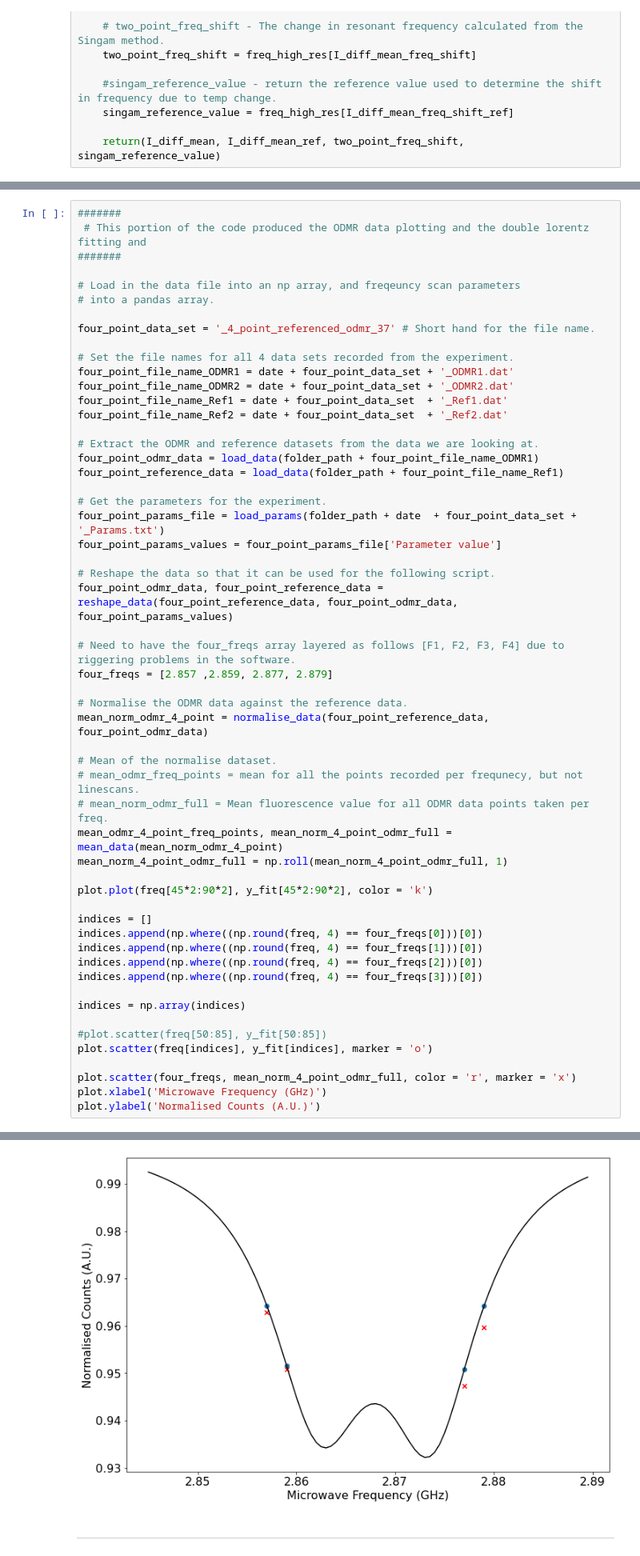
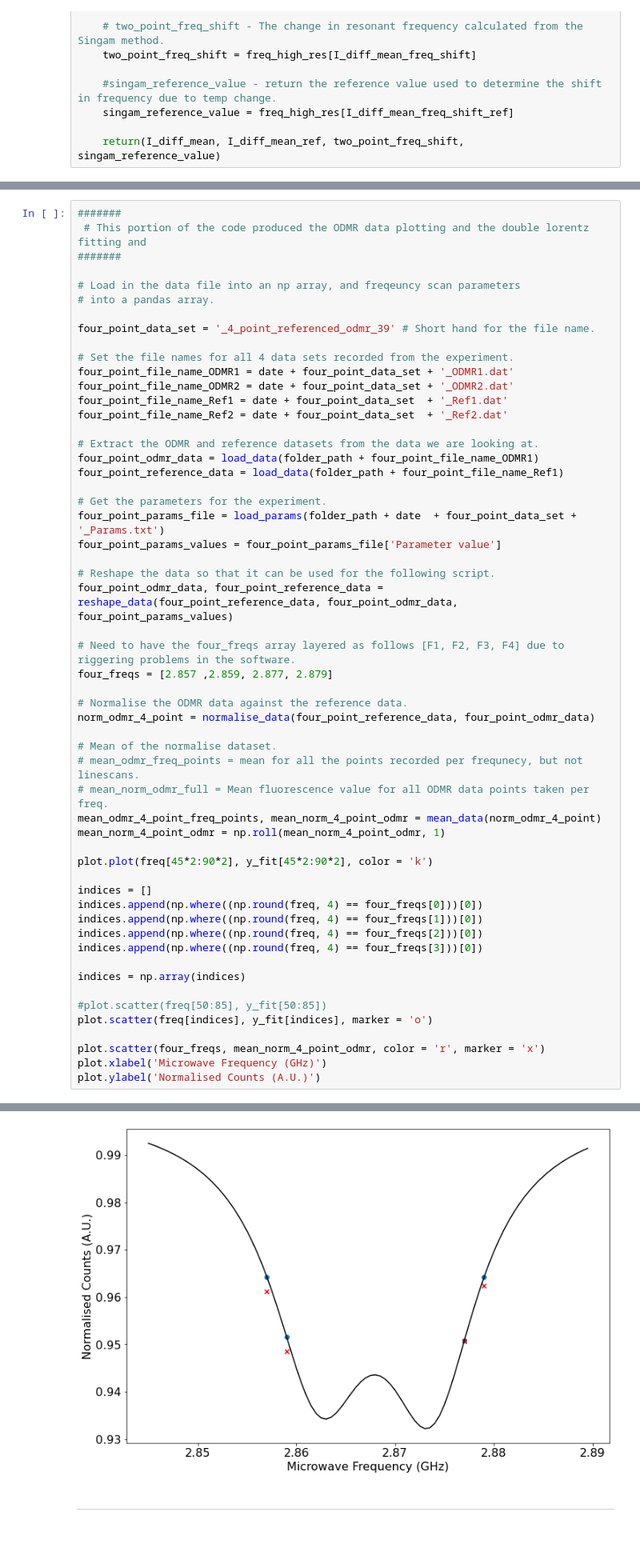
Before and after one commit to Corbyn93/Ryans_Python_Scripts, a Jupyter notebook: Ryan's Jupyter stuff/ODMR analysis/20210720_4_Point_Thermometry.ipynb, the cells around one changed output, grey strips where cells are left out. Shown at 80% size. Saved outputs shown, nothing was run; the diff lists cells and outputs as text.

```diff
--- a/Ryan's Jupyter stuff/ODMR analysis/20210720_4_Point_Thermometry.ipynb
+++ b/Ryan's Jupyter stuff/ODMR analysis/20210720_4_Point_Thermometry.ipynb
@@ -361,7 +365,7 @@ def singam_analysis(freq_high_res, mean_norm_4_point_odmr_full, two_freq_locs, l
 # Load in the data file into an np array, and freqeuncy scan parameters
 # into a pandas array.
 
-four_point_data_set = '_4_point_referenced_odmr_37' # Short hand for the file name.
+four_point_data_set = '_4_point_referenced_odmr_39' # Short hand for the file name.
 
 # Set the file names for all 4 data sets recorded from the experiment.
 four_point_file_name_ODMR1 = date + four_point_data_set + '_ODMR1.dat'
@@ -380,38 +384,38 @@ four_point_params_values = four_point_params_file['Parameter value']
 # Reshape the data so that it can be used for the following script.
 four_point_odmr_data, four_point_reference_data = reshape_data(four_point_reference_data, four_point_odmr_data, four_point_params_values)
 
 # Need to have the four_freqs array layered as follows [F1, F2, F3, F4] due to riggering problems in the software.
 four_freqs = [2.857 ,2.859, 2.877, 2.879]
 
 # Normalise the ODMR data against the reference data.
-mean_norm_odmr_4_point = normalise_data(four_point_reference_data, four_point_odmr_data)
+norm_odmr_4_point = normalise_data(four_point_reference_data, four_point_odmr_data)
 
 # Mean of the normalise dataset.
 # mean_odmr_freq_points = mean for all the points recorded per frequnecy, but not linescans.
 # mean_norm_odmr_full = Mean fluorescence value for all ODMR data points taken per freq.
-mean_odmr_4_point_freq_points, mean_norm_4_point_odmr_full = mean_data(mean_norm_odmr_4_point)
-mean_norm_4_point_odmr_full = np.roll(mean_norm_4_point_odmr_full, 1)
+mean_odmr_4_point_freq_points, mean_norm_4_point_odmr = mean_data(norm_odmr_4_point)
+mean_norm_4_point_odmr = np.roll(mean_norm_4_point_odmr, 1)
 
 plot.plot(freq[45*2:90*2], y_fit[45*2:90*2], color = 'k')
 
 indices = []
 indices.append(np.where((np.round(freq, 4) == four_freqs[0]))[0])
 indices.append(np.where((np.round(freq, 4) == four_freqs[1]))[0])
 indices.append(np.where((np.round(freq, 4) == four_freqs[2]))[0])
 indices.append(np.where((np.round(freq, 4) == four_freqs[3]))[0])
 
 indices = np.array(indices)
 
 #plot.scatter(freq[50:85], y_fit[50:85])
 plot.scatter(freq[indices], y_fit[indices], marker = 'o')
 
-plot.scatter(four_freqs, mean_norm_4_point_odmr_full, color = 'r', marker = 'x')
+plot.scatter(four_freqs, mean_norm_4_point_odmr, color = 'r', marker = 'x')
 plot.xlabel('Microwave Frequency (GHz)')
 plot.ylabel('Normalised Counts (A.U.)')
 # %% [output]
 1 4 1000
 Text(0, 0.5, 'Normalised Counts (A.U.)')
-[figure, old version]
+[figure, new version]
 # %% [markdown]
 ***
 # %% [markdown]
```
Also changed, not shown: parts of 7 cells of this notebook.
